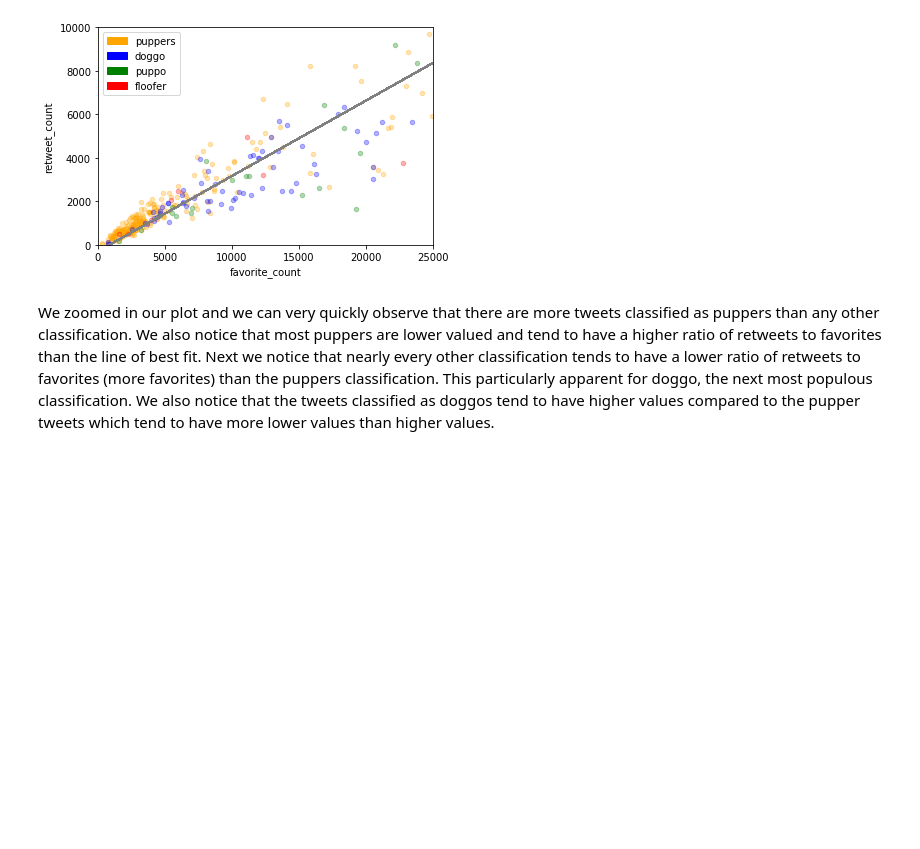
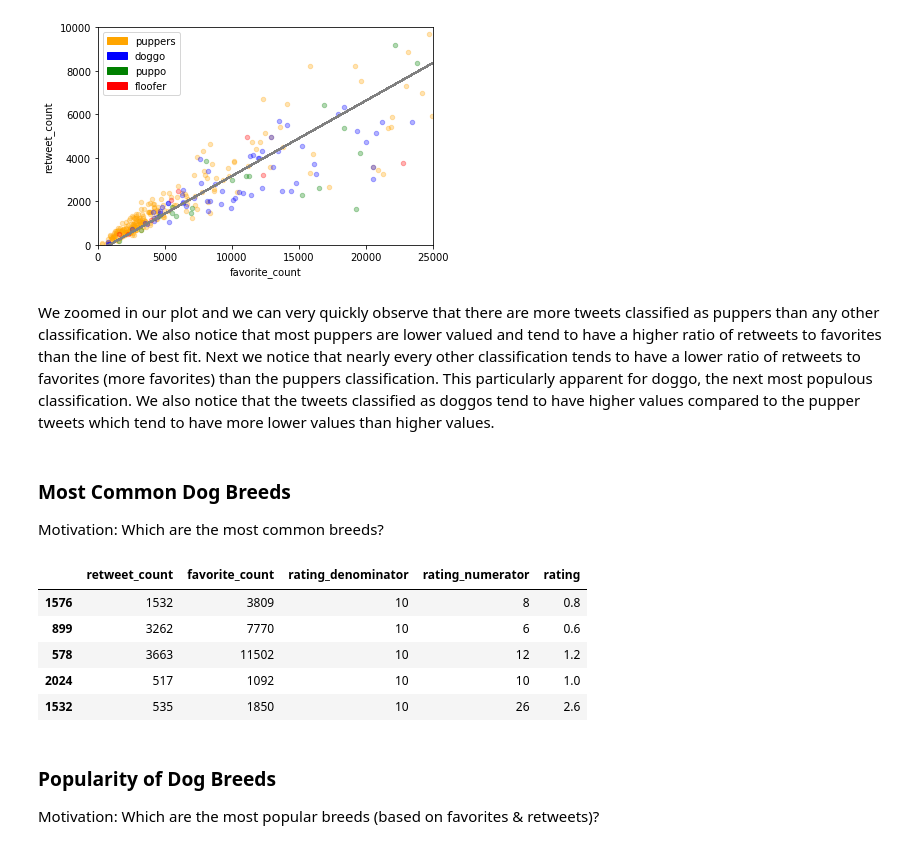
Before and after one commit to MrGeislinger/UdacityDAND_Proj_WrangleAndAnalyzeData, a Jupyter notebook: wrangle_act.ipynb, the cells around one changed output. Cells and saved outputs as stored; diff of their text form; code cells hidden in the pictures; blank space fills up the shorter version.

```diff
--- a/wrangle_act.ipynb
+++ b/wrangle_act.ipynb
@@ -864,3 +863,28 @@ plt.show()
 [figure]
 # %% [markdown]
 We zoomed in our plot and we can very quickly observe that there are more tweets classified as puppers than any other classification. We also notice that most puppers are lower valued and tend to have a higher ratio of retweets to favorites than the line of best fit. Next we notice that nearly every other classification tends to have a lower ratio of retweets to favorites (more favorites) than the puppers classification. This particularly apparent for doggo, the next most populous classification. We also notice that the tweets classified as doggos tend to have higher values compared to the pupper tweets which tend to have more lower values than higher values.
+# %% [markdown]
+### Most Common Dog Breeds
+
+Motivation: Which are the most common breeds?
+# %%
+# Find the most likely dog
+attributes = ['retweet_count', 'favorite_count', 'rating_denominator', 'rating_numerator']
+df_dog_breeds = df_clean_final[attributes].copy()
+
+
+# Create rating column
+def percent_rating(row):
+    if row['rating_denominator'] == 0:
+        return 0
+    return row['rating_numerator']/row['rating_denominator']
+
+
+df_dog_breeds['rating'] = df_dog_breeds.apply(percent_rating, axis=1)
+# %% [output]
+|  | retweet_count | favorite_count | rating_denominator | rating_numerator | rating |
+| 1576 | 1532 | 3809 | 10 | 8 | 0.8 |
+| 899 | 3262 | 7770 | 10 | 6 | 0.6 |
+| 578 | 3663 | 11502 | 10 | 12 | 1.2 |
+| 2024 | 517 | 1092 | 10 | 10 | 1.0 |
+| 1532 | 535 | 1850 | 10 | 26 | 2.6 |
@@ -866,0 +933,4 @@ We zoomed in our plot and we can very quickly observe that there are more tweets
+# %% [markdown]
+### Popularity of Dog Breeds
+
+Motivation: Which are the most popular breeds (based on favorites & retweets)?
```
Also changed, not shown: parts of 4 cells of this notebook.
